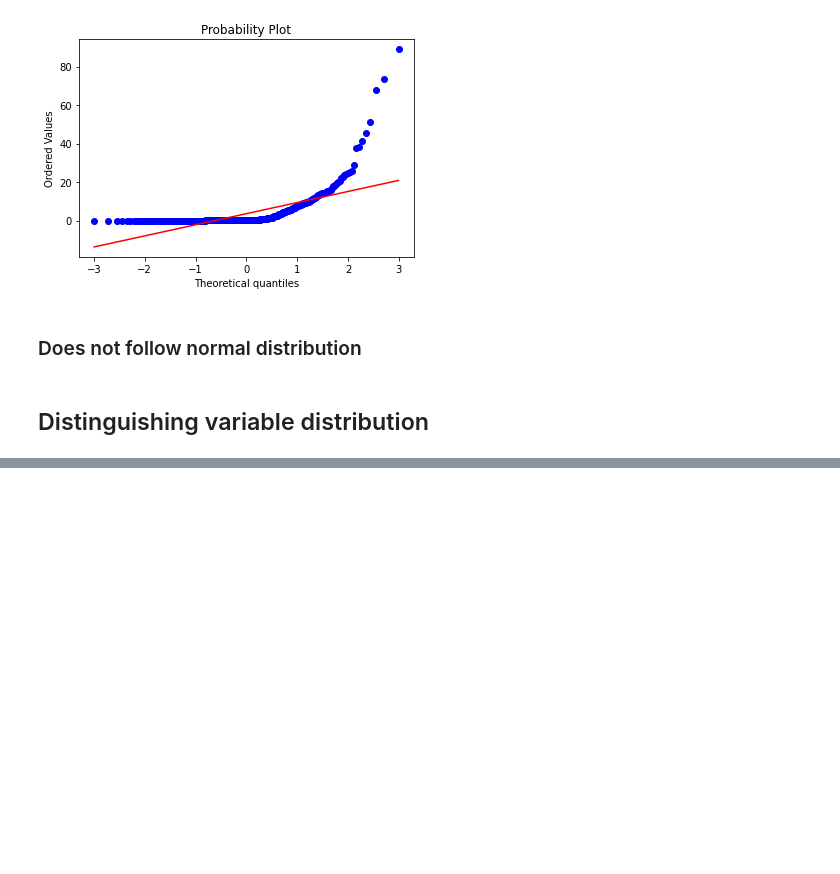
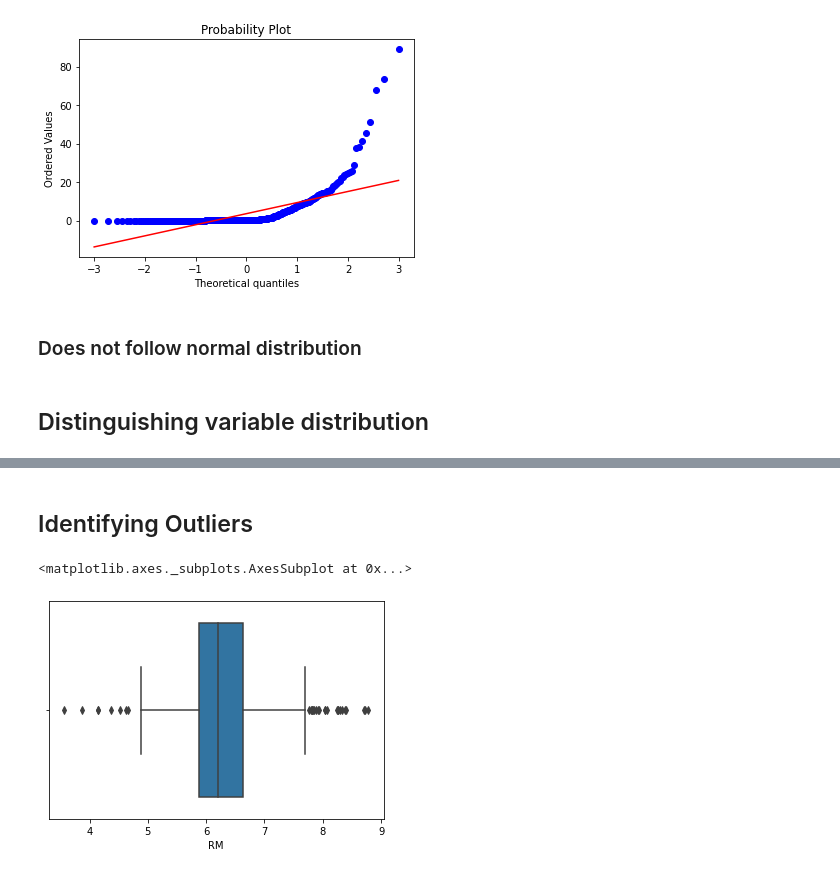
Before and after one commit to Vikas-KM/machine-learning, a Jupyter notebook: Feature_Engineering/chap_01.ipynb, the cells around one changed output, grey strips where cells are left out. Saved outputs shown, nothing was run; the diff lists cells and outputs as text; code cells hidden in the pictures; blank space fills up the shorter version.

Commit message:
Identifying outliers

```diff
--- a/Feature_Engineering/chap_01.ipynb
+++ b/Feature_Engineering/chap_01.ipynb
@@ -509,0 +515,7 @@ plt.show()
+# %% [markdown]
+## Identifying Outliers
+# %%
+sns.boxplot(x=boston['RM'])
+# %% [output]
+<matplotlib.axes._subplots.AxesSubplot at 0x...>
+[figure, added]
```
Also changed, not shown: parts of 12 cells of this notebook.
